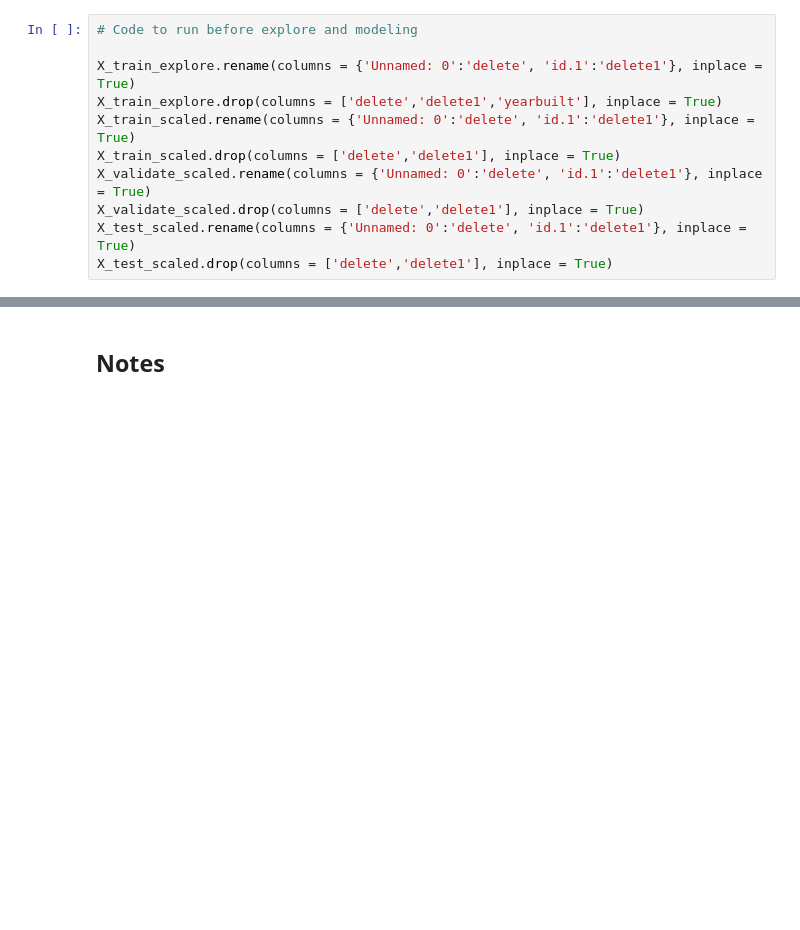
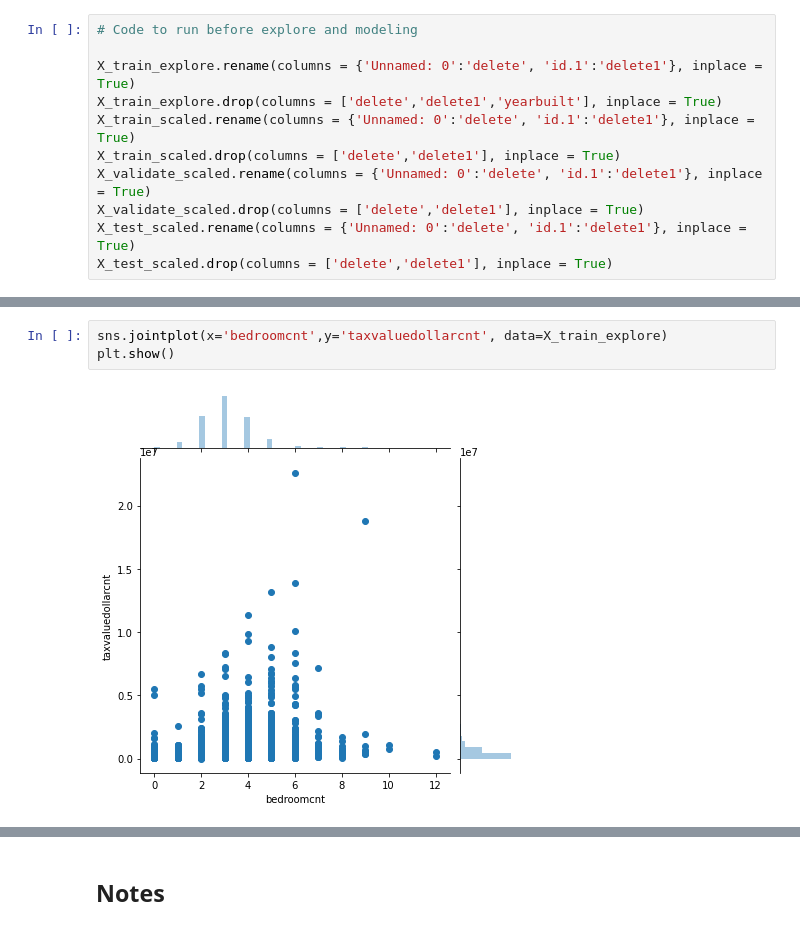
Before and after one commit to CY-Data-Services/zillow_regression_project, a Jupyter notebook: Zillow Regression Project/corey_notebook.ipynb, the cells around one changed output, grey strips where cells are left out. Drawn from its saved outputs; the diff is of its cells as text; blank space fills up the shorter version.

```diff
--- a/Zillow Regression Project/corey_notebook.ipynb
+++ b/Zillow Regression Project/corey_notebook.ipynb
@@ -45,0 +68,5 @@ X_train_explore
+# %%
+sns.jointplot(x='bedroomcnt',y='taxvaluedollarcnt', data=X_train_explore)
+plt.show()
+# %% [output]
+[figure, added]
```
Also changed, not shown: parts of 7 cells of this notebook, 2 other files.
